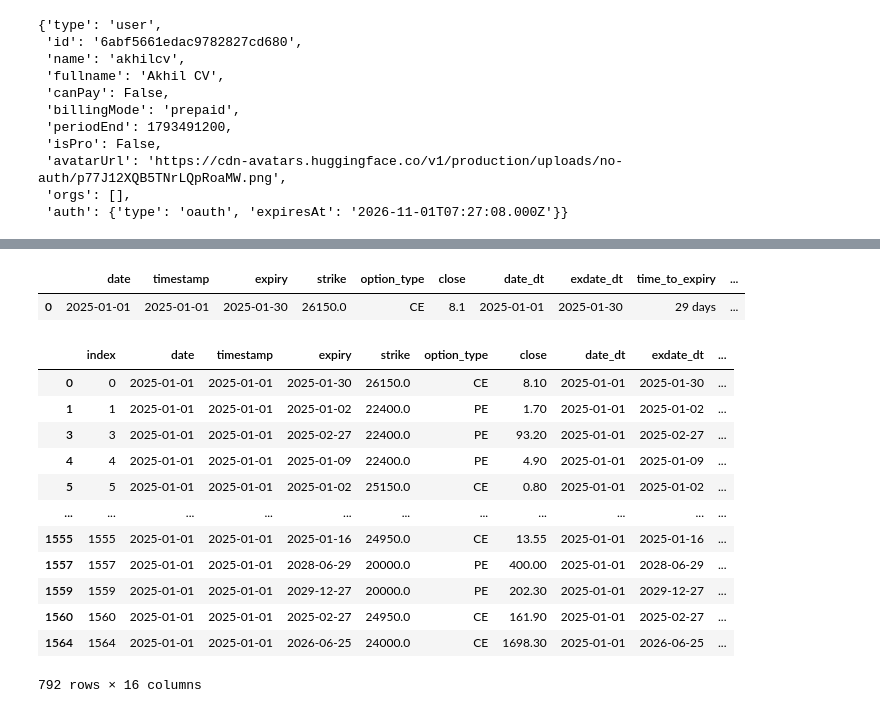
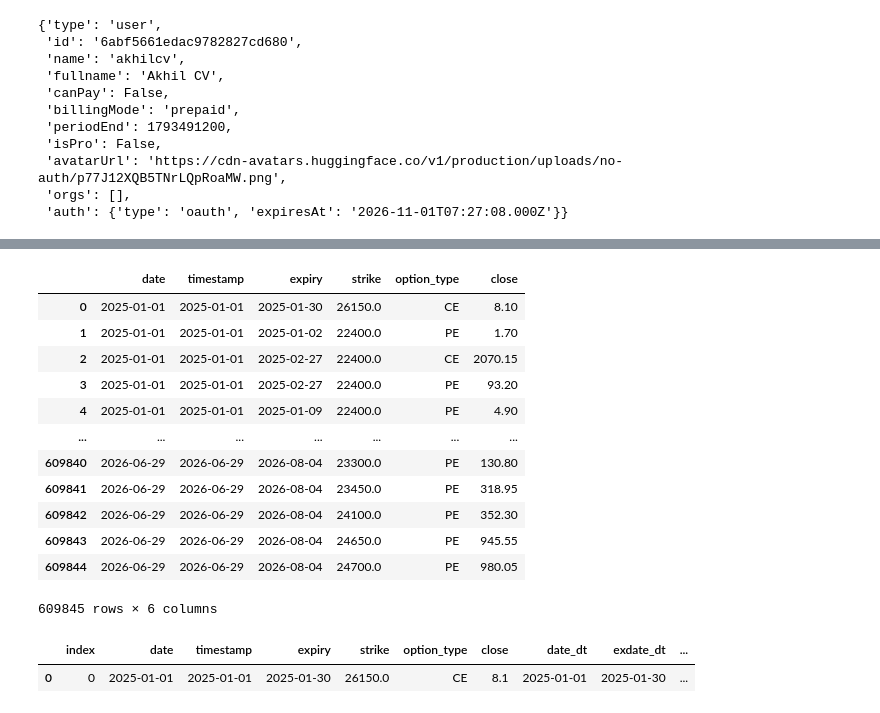
Before and after one commit to akhil-cv/IE612, a Jupyter notebook: streaming_data.ipynb, the cells around one changed output, grey strips where cells are left out. Drawn from its saved outputs; the diff is of its cells as text; code cells hidden in the pictures.

```diff
--- a/streaming_data.ipynb
+++ b/streaming_data.ipynb
@@ -189,24 +150,24 @@ def data_day(date, niftyoptions_df, niftyspot_df):
 # %%
 niftyoptions_df, niftyspot_df, spot, observation_dates = optiondata_transform(niftyoptions_df, niftyspot_df)
 # %%
-niftyoptions_df.head(1)
+niftyoptions_df
 # %% [output]
-|  | date | timestamp | expiry | strike | option_type | close | date_dt | exdate_dt | time_to_expiry | ... |
-| 0 | 2025-01-01 | 2025-01-01 | 2025-01-30 | 26150.0 | CE | 8.1 | 2025-01-01 | 2025-01-30 | 29 days | ... |
+|  | date | timestamp | expiry | strike | option_type | close |
+| 0 | 2025-01-01 | 2025-01-01 | 2025-01-30 | 26150.0 | CE | 8.10 |
+| 1 | 2025-01-01 | 2025-01-01 | 2025-01-02 | 22400.0 | PE | 1.70 |
+| 2 | 2025-01-01 | 2025-01-01 | 2025-02-27 | 22400.0 | CE | 2070.15 |
+| 3 | 2025-01-01 | 2025-01-01 | 2025-02-27 | 22400.0 | PE | 93.20 |
+| 4 | 2025-01-01 | 2025-01-01 | 2025-01-09 | 22400.0 | PE | 4.90 |
+| ... | ... | ... | ... | ... | ... | ... |
+| 609840 | 2026-06-29 | 2026-06-29 | 2026-08-04 | 23300.0 | PE | 130.80 |
+| 609841 | 2026-06-29 | 2026-06-29 | 2026-08-04 | 23450.0 | PE | 318.95 |
+| 609842 | 2026-06-29 | 2026-06-29 | 2026-08-04 | 24100.0 | PE | 352.30 |
+| 609843 | 2026-06-29 | 2026-06-29 | 2026-08-04 | 24650.0 | PE | 945.55 |
+| 609844 | 2026-06-29 | 2026-06-29 | 2026-08-04 | 24700.0 | PE | 980.05 |
+609845 rows × 6 columns
 # %%
 subset_df, r = data_day(observation_dates[0], niftyoptions_df, niftyspot_df)
-subset_df
+subset_df.head(1)
 # %% [output]
 |  | index | date | timestamp | expiry | strike | option_type | close | date_dt | exdate_dt | ... |
-| 0 | 0 | 2025-01-01 | 2025-01-01 | 2025-01-30 | 26150.0 | CE | 8.10 | 2025-01-01 | 2025-01-30 | ... |
-| 1 | 1 | 2025-01-01 | 2025-01-01 | 2025-01-02 | 22400.0 | PE | 1.70 | 2025-01-01 | 2025-01-02 | ... |
-| 3 | 3 | 2025-01-01 | 2025-01-01 | 2025-02-27 | 22400.0 | PE | 93.20 | 2025-01-01 | 2025-02-27 | ... |
-| 4 | 4 | 2025-01-01 | 2025-01-01 | 2025-01-09 | 22400.0 | PE | 4.90 | 2025-01-01 | 2025-01-09 | ... |
-| 5 | 5 | 2025-01-01 | 2025-01-01 | 2025-01-02 | 25150.0 | CE | 0.80 | 2025-01-01 | 2025-01-02 | ... |
-| ... | ... | ... | ... | ... | ... | ... | ... | ... | ... | ... |
-| 1555 | 1555 | 2025-01-01 | 2025-01-01 | 2025-01-16 | 24950.0 | CE | 13.55 | 2025-01-01 | 2025-01-16 | ... |
-| 1557 | 1557 | 2025-01-01 | 2025-01-01 | 2028-06-29 | 20000.0 | PE | 400.00 | 2025-01-01 | 2028-06-29 | ... |
-| 1559 | 1559 | 2025-01-01 | 2025-01-01 | 2029-12-27 | 20000.0 | PE | 202.30 | 2025-01-01 | 2029-12-27 | ... |
-| 1560 | 1560 | 2025-01-01 | 2025-01-01 | 2025-02-27 | 24950.0 | CE | 161.90 | 2025-01-01 | 2025-02-27 | ... |
-| 1564 | 1564 | 2025-01-01 | 2025-01-01 | 2026-06-25 | 24000.0 | CE | 1698.30 | 2025-01-01 | 2026-06-25 | ... |
+| 0 | 0 | 2025-01-01 | 2025-01-01 | 2025-01-30 | 26150.0 | CE | 8.1 | 2025-01-01 | 2025-01-30 | ... |
-792 rows × 16 columns
```
Also changed, not shown: parts of 9 cells of this notebook, 7 other files.
